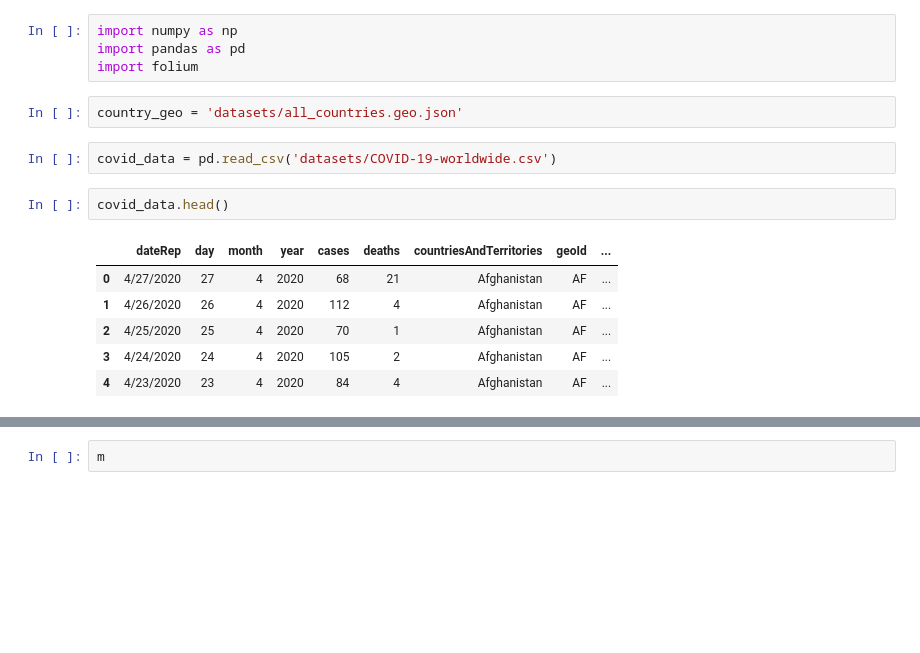
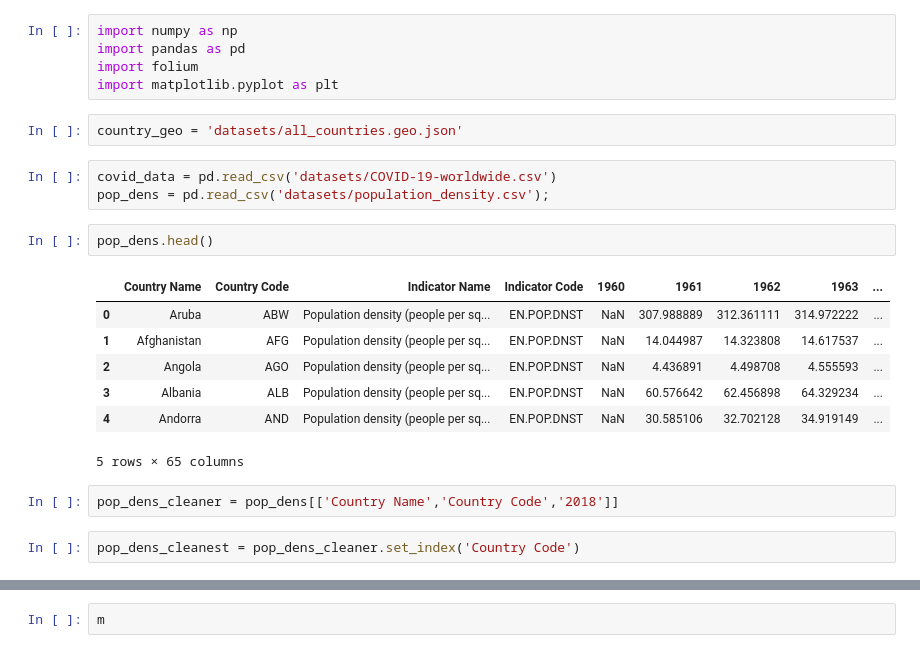
Before and after one commit to magei00/SocialData02806_2020, a Jupyter notebook: final_project/basic_map.ipynb, the cells around one changed output, grey strips where cells are left out. Saved outputs shown, nothing was run; the diff lists cells and outputs as text; blank space fills up the shorter version.

Commit message:
more datasets + visualizations

```diff
--- a/final_project/basic_map.ipynb
+++ b/final_project/basic_map.ipynb
@@ -2,16 +2,23 @@
 import numpy as np
 import pandas as pd
 import folium
+import matplotlib.pyplot as plt
 # %%
 country_geo = 'datasets/all_countries.geo.json'
 # %%
 covid_data = pd.read_csv('datasets/COVID-19-worldwide.csv')
+pop_dens = pd.read_csv('datasets/population_density.csv');
 # %%
-covid_data.head()
+pop_dens.head()
 # %% [output]
-|  | dateRep | day | month | year | cases | deaths | countriesAndTerritories | geoId | ... |
-| 0 | 4/27/2020 | 27 | 4 | 2020 | 68 | 21 | Afghanistan | AF | ... |
-| 1 | 4/26/2020 | 26 | 4 | 2020 | 112 | 4 | Afghanistan | AF | ... |
-| 2 | 4/25/2020 | 25 | 4 | 2020 | 70 | 1 | Afghanistan | AF | ... |
-| 3 | 4/24/2020 | 24 | 4 | 2020 | 105 | 2 | Afghanistan | AF | ... |
-| 4 | 4/23/2020 | 23 | 4 | 2020 | 84 | 4 | Afghanistan | AF | ... |
+|  | Country Name | Country Code | Indicator Name | Indicator Code | 1960 | 1961 | 1962 | 1963 | ... |
+| 0 | Aruba | ABW | Population density (people per sq... | EN.POP.DNST | NaN | 307.988889 | 312.361111 | 314.972222 | ... |
+| 1 | Afghanistan | AFG | Population density (people per sq... | EN.POP.DNST | NaN | 14.044987 | 14.323808 | 14.617537 | ... |
+| 2 | Angola | AGO | Population density (people per sq... | EN.POP.DNST | NaN | 4.436891 | 4.498708 | 4.555593 | ... |
+| 3 | Albania | ALB | Population density (people per sq... | EN.POP.DNST | NaN | 60.576642 | 62.456898 | 64.329234 | ... |
+| 4 | Andorra | AND | Population density (people per sq... | EN.POP.DNST | NaN | 30.585106 | 32.702128 | 34.919149 | ... |
+5 rows × 65 columns
+# %%
+pop_dens_cleaner = pop_dens[['Country Name','Country Code','2018']]
+# %%
+pop_dens_cleanest = pop_dens_cleaner.set_index('Country Code')
```
Also changed, not shown: parts of 16 cells of this notebook, 9 other files.
